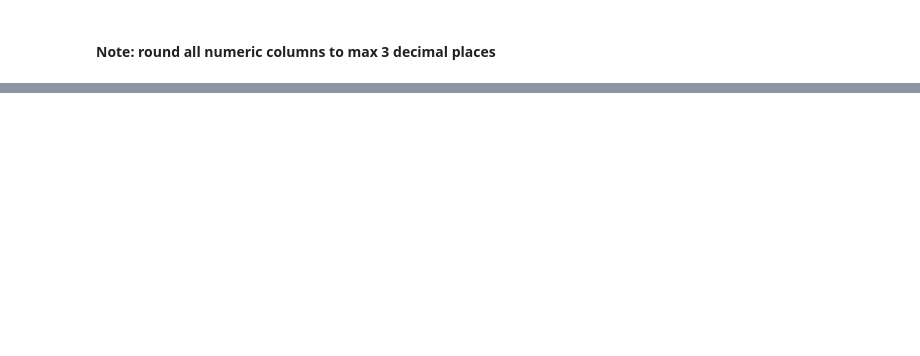
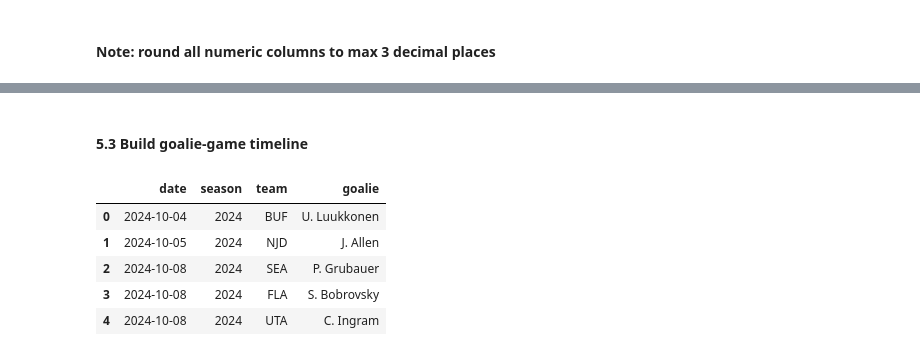
Before and after one commit to Griger2004/NHL_predictor, a Jupyter notebook: main/ml_dev/notebooks/api_data_scraper.ipynb, the cells around one changed output, grey strips where cells are left out. Saved outputs shown, nothing was run; the diff lists cells and outputs as text; code cells hidden in the pictures; blank space fills up the shorter version.

```diff
--- a/main/ml_dev/notebooks/api_data_scraper.ipynb
+++ b/main/ml_dev/notebooks/api_data_scraper.ipynb
@@ -1174,0 +1273,24 @@ else:
+# %% [markdown]
+#### 5.3 Build goalie-game timeline
+# %%
+df = pd.read_csv(CSV_FILE, parse_dates=["date"])
+
+home_goalie_games = df[["date", "season", "home_team_abbrev", "home_goalie_starter"]].rename(
+    columns={"home_team_abbrev": "team",
+            "home_goalie_starter": "goalie"}
+)
+
+away_goalie_games = df[["date", "season", "away_team_abbrev", "away_goalie_starter"]].rename(
+    columns={"away_team_abbrev": "team",
+            "away_goalie_starter": "goalie"}
+)
+
+goalie_games = pd.concat([home_goalie_games, away_goalie_games], ignore_index=True)
+goalie_games.head()
+# %% [output]
+|  | date | season | team | goalie |
+| 0 | 2024-10-04 | 2024 | BUF | U. Luukkonen |
+| 1 | 2024-10-05 | 2024 | NJD | J. Allen |
+| 2 | 2024-10-08 | 2024 | SEA | P. Grubauer |
+| 3 | 2024-10-08 | 2024 | FLA | S. Bobrovsky |
+| 4 | 2024-10-08 | 2024 | UTA | C. Ingram |
```
Also changed, not shown: parts of 13 cells of this notebook, 1 other file.
